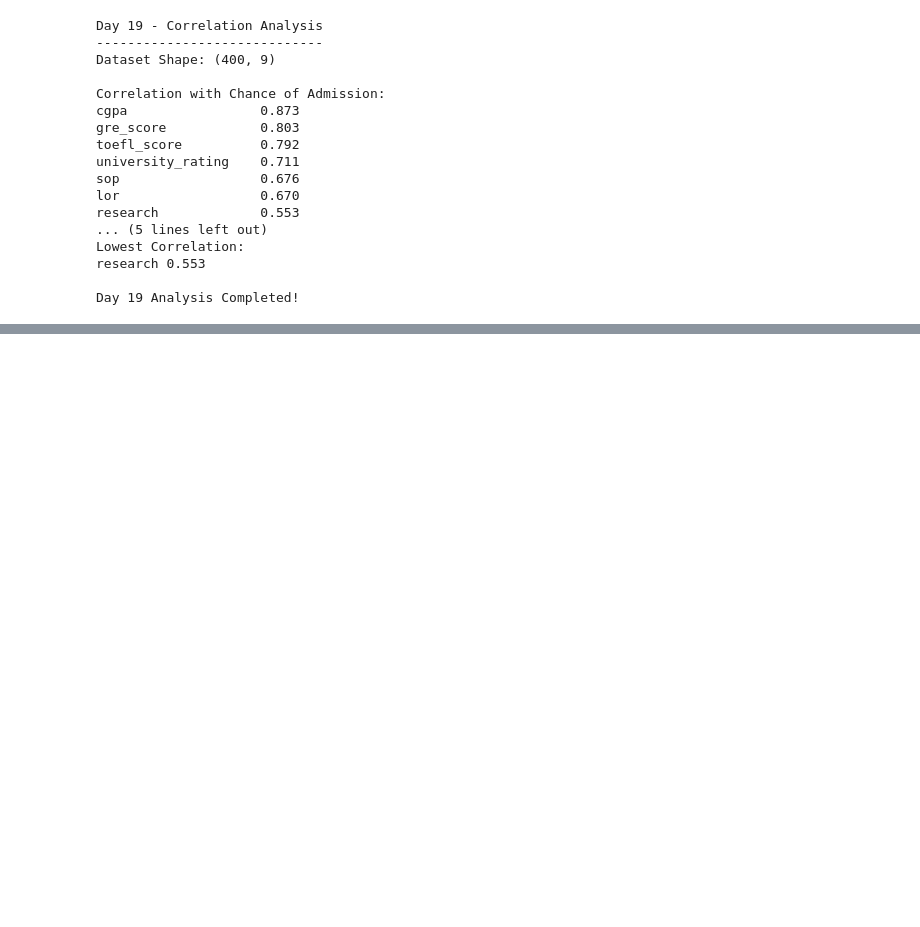
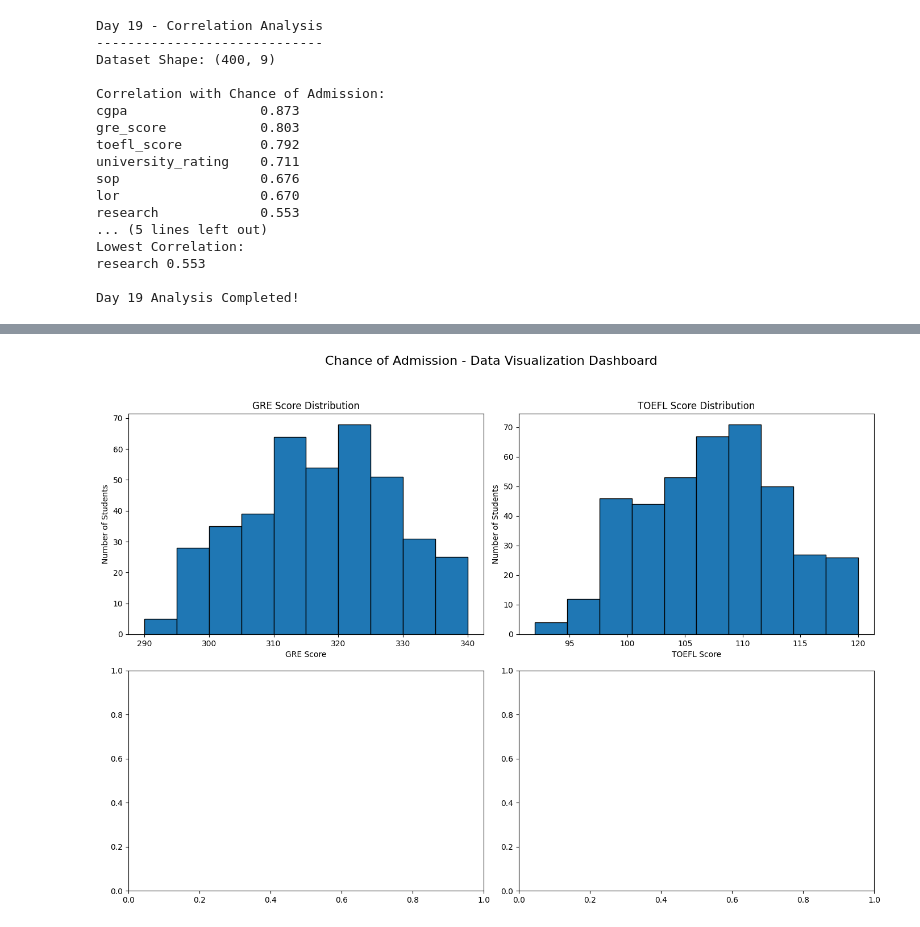
Before and after one commit to sumanamishra1120-ux/Chance-of-Admission-Higher-Studies, a Jupyter notebook: Chance_of_Admission_Higher_Studies.ipynb, the cells around one changed output, grey strips where cells are left out. Saved outputs shown, nothing was run; the diff lists cells and outputs as text; code cells hidden in the pictures; blank space fills up the shorter version.

```diff
--- a/Chance_of_Admission_Higher_Studies.ipynb
+++ b/Chance_of_Admission_Higher_Studies.ipynb
@@ -2945,0 +3021,22 @@ Day 19 Analysis Completed!
+# %%
+fig, axes = plt.subplots(2, 2, figsize=(14, 10))
+
+fig.suptitle(
+    "Chance of Admission - Data Visualization Dashboard",
+    fontsize=16
+)
+
+axes[0, 0].hist(df["gre_score"].dropna(), bins=10, edgecolor="black")
+axes[0, 0].set_title("GRE Score Distribution")
+axes[0, 0].set_xlabel("GRE Score")
+axes[0, 0].set_ylabel("Number of Students")
+
+axes[0, 1].hist(df["toefl_score"].dropna(), bins=10, edgecolor="black")
+axes[0, 1].set_title("TOEFL Score Distribution")
+axes[0, 1].set_xlabel("TOEFL Score")
+axes[0, 1].set_ylabel("Number of Students")
+
+plt.tight_layout(rect=[0, 0, 1, 0.95])
+plt.show()
+# %% [output]
+[figure, added]
```
Also changed, not shown: parts of 30 cells of this notebook.
